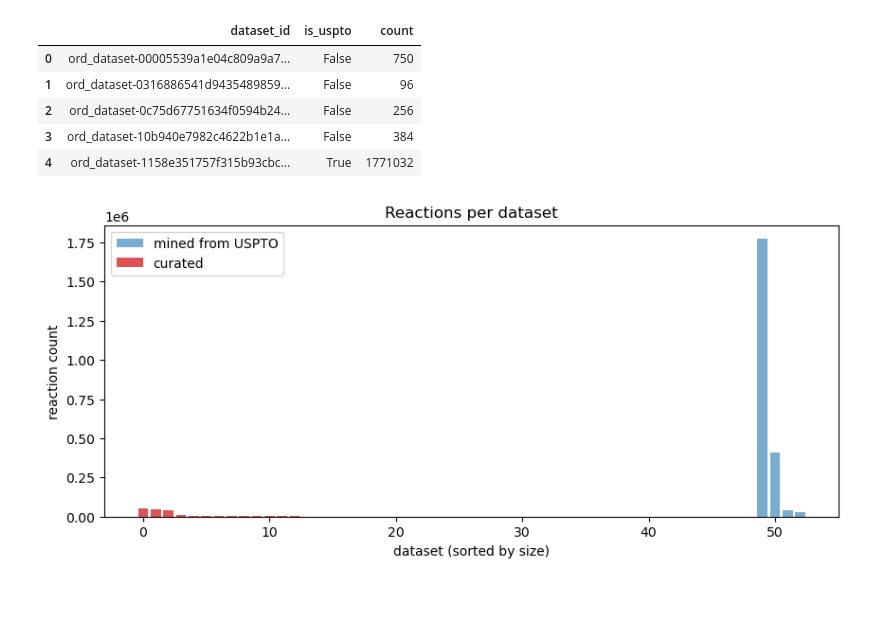
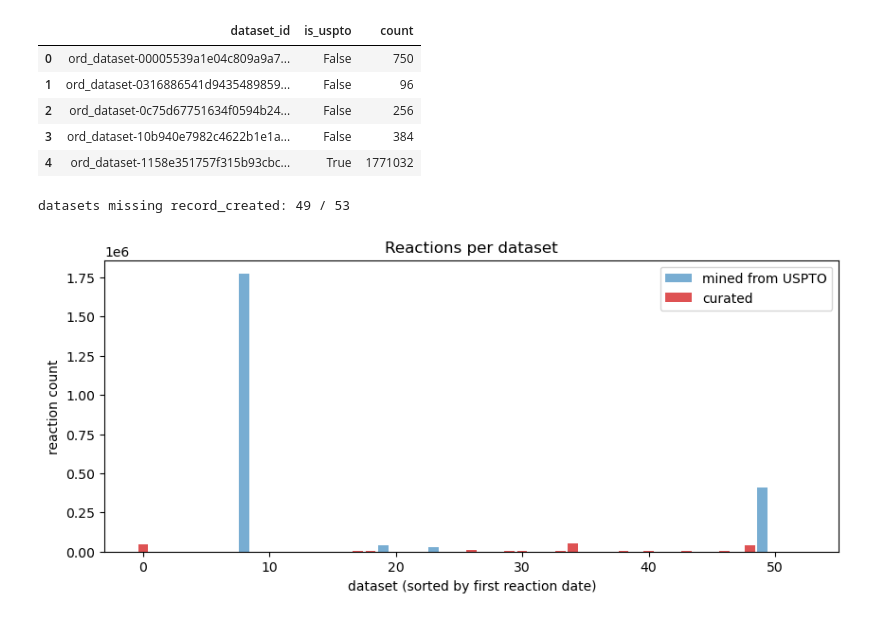
Before and after one commit to BJ-Deadman-Consultancy-Ltd/ord-analysis, a Jupyter notebook: notebooks/02_dataset_overview.ipynb, the cells around one changed output. Drawn from its saved outputs; the diff is of its cells as text; code cells hidden in the pictures.

```diff
--- a/notebooks/02_dataset_overview.ipynb
+++ b/notebooks/02_dataset_overview.ipynb
@@ -45,16 +45,21 @@ counts.head()
 | 3 | ord_dataset-10b940e7982c4622b1e1a... | False | 384 |
 | 4 | ord_dataset-1158e351757f315b93cbc... | True | 1771032 |
 # %%
+first_dates = queries.dataset_first_reaction_dates(engine)
+print(f"datasets missing record_created: {first_dates['record_created'].isna().sum()} / {len(first_dates)}")
+
 pivot = counts.pivot_table(index="dataset_id", columns="is_uspto", values="count", fill_value=0)
-pivot = pivot.sort_values(pivot.columns.tolist(), ascending=False)
+pivot = pivot.join(first_dates.set_index("dataset_id"))
+pivot = pivot.sort_values("record_created", ascending=True, na_position="last")
 
 fig, ax = plt.subplots(figsize=(10, 4))
 ax.bar(range(len(pivot)), pivot.get(True, 0), color="tab:blue", alpha=0.6, label="mined from USPTO")
 ax.bar(range(len(pivot)), pivot.get(False, 0), color="tab:red", alpha=0.8, label="curated")
 ax.set_title("Reactions per dataset")
-ax.set_xlabel("dataset (sorted by size)")
+ax.set_xlabel("dataset (sorted by first reaction date)")
 ax.set_ylabel("reaction count")
 ax.legend()
 plt.show()
 # %% [output]
+datasets missing record_created: 49 / 53
-[figure, old version]
+[figure, new version]
```
Also changed, not shown: parts of 1 cell of this notebook, 4 other files.
